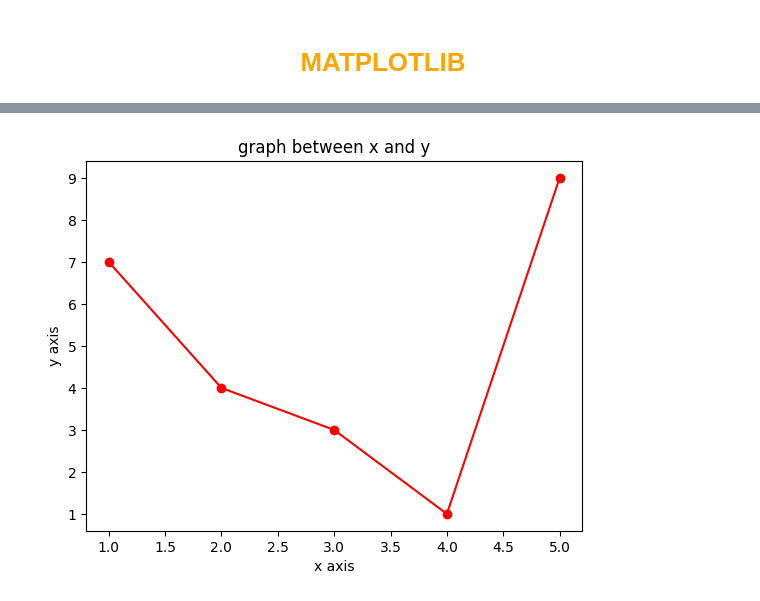
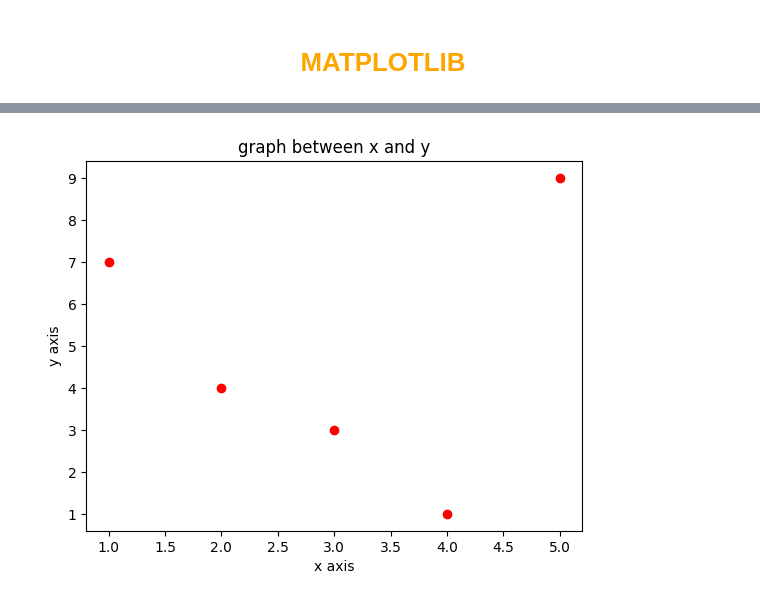
Before and after one commit to ThunderboltGM/Technical-session, a Jupyter notebook: Day-2.ipynb, the cells around one changed output, grey strips where cells are left out. Saved outputs shown, nothing was run; the diff lists cells and outputs as text; code cells hidden in the pictures.

```diff
--- a/Day-2.ipynb
+++ b/Day-2.ipynb
@@ -55,10 +75,10 @@ df
 # %%
 x = [1,2,3,4,5]
 y = [7,4,3,1,9]
-plt.plot(x,y,color='r',marker='o')
+plt.scatter(x,y,color='r',marker='o')
 plt.title("graph between x and y")
 plt.xlabel("x axis")
 plt.ylabel("y axis")
 plt.show()
 # %% [output]
-[figure, old version]
+[figure, new version]
```
Also changed, not shown: parts of 12 cells of this notebook.
